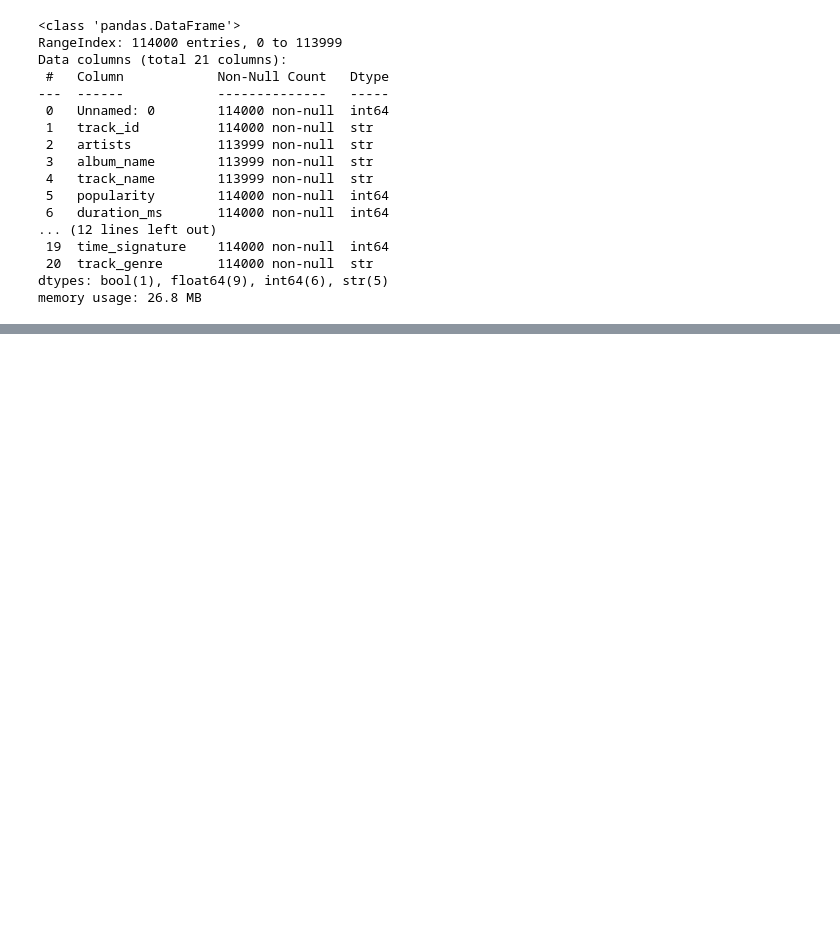
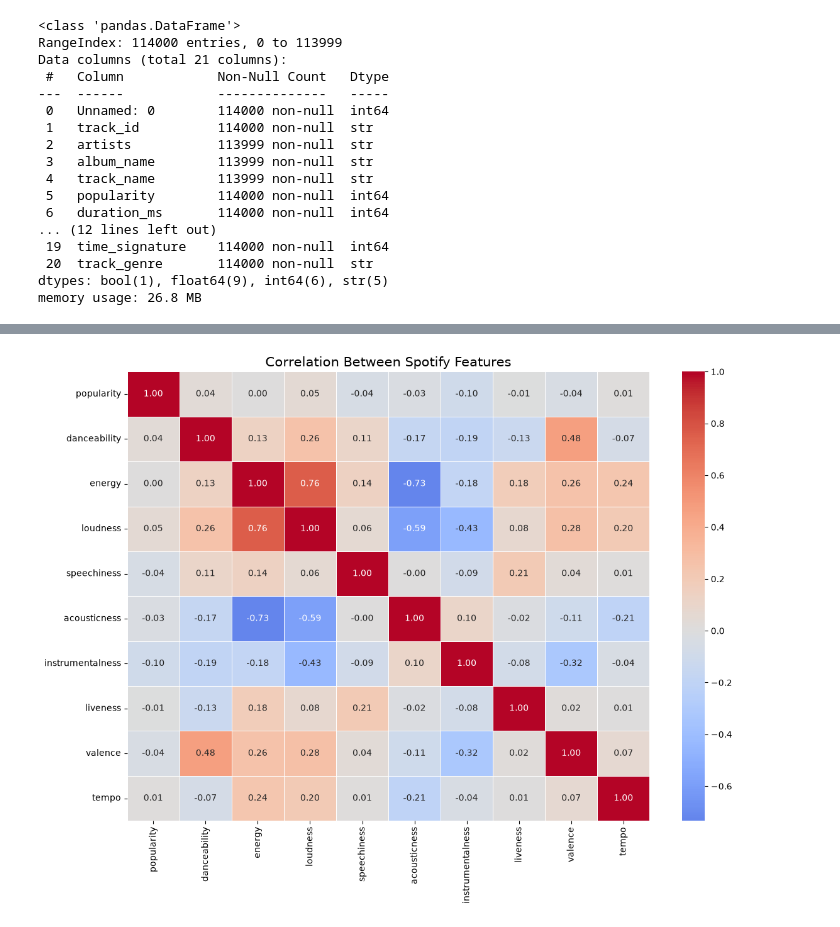
Before and after one commit to Denim951/big-data-project, a Jupyter notebook: notebooks/01_basic_python.ipynb, the cells around one changed output, grey strips where cells are left out. Cells and saved outputs as stored; diff of their text form; code cells hidden in the pictures; blank space fills up the shorter version.

```diff
--- a/notebooks/01_basic_python.ipynb
+++ b/notebooks/01_basic_python.ipynb
@@ -68,0 +549,22 @@ memory usage: 26.8 MB
+# %%
+
+correlation_features = ["popularity"] + audio_features
+
+correlation_matrix = df_analysis[correlation_features].corr()
+
+plt.figure(figsize=(12, 9))
+
+sns.heatmap(
+    correlation_matrix,
+    annot=True,
+    cmap="coolwarm",
+    fmt=".2f",
+    linewidths=0.5,
+    center=0
+)
+
+plt.title("Correlation Between Spotify Features", fontsize=15)
+plt.tight_layout()
+plt.show()
+# %% [output]
+[figure, added]
```
Also changed, not shown: parts of 33 cells of this notebook, 1 other file.
